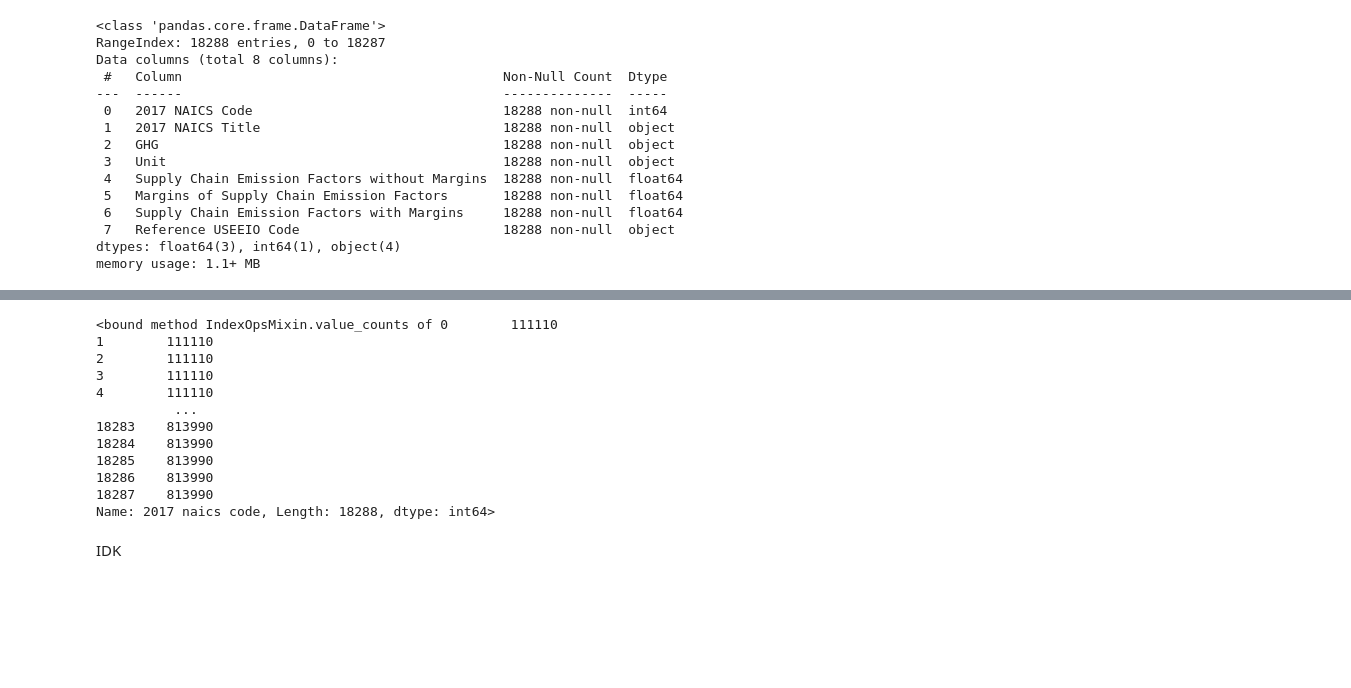
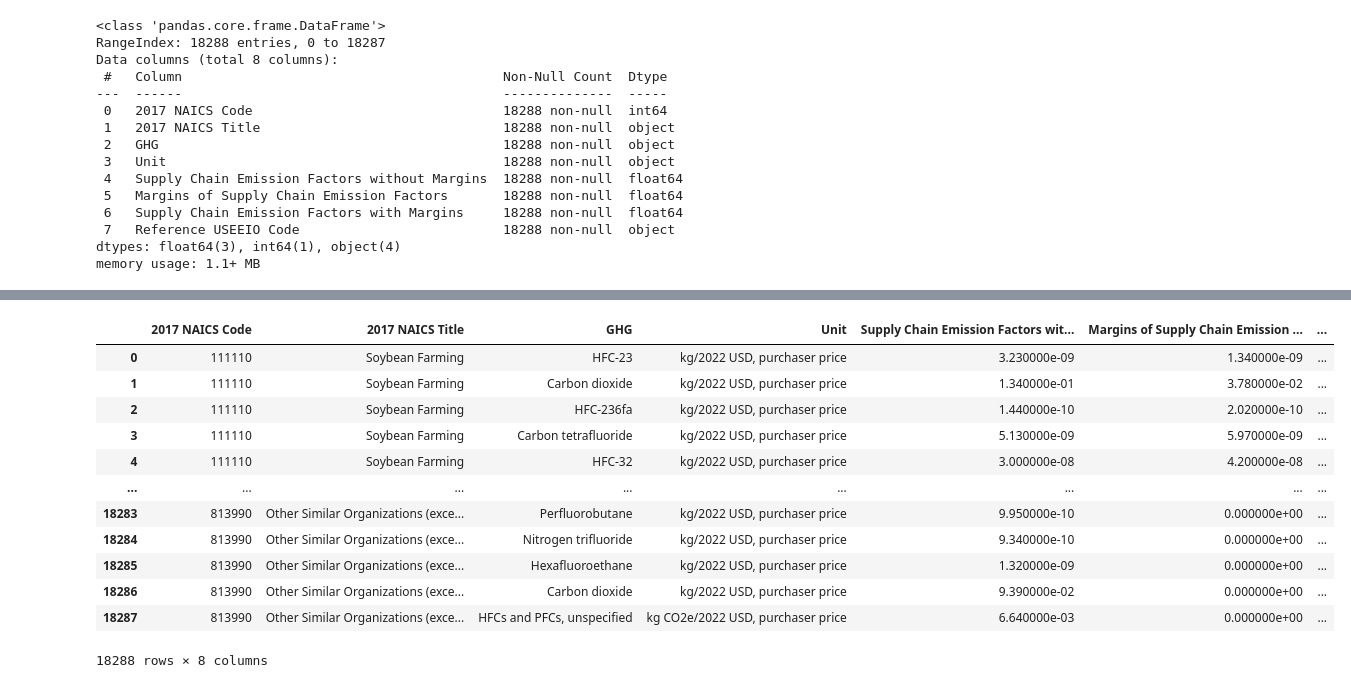
Before and after one commit to Kenneth-Hom/Kenneth_Carbon_Emissions, a Jupyter notebook: Carbon_Emission.ipynb, the cells around one changed output, grey strips where cells are left out. Cells and saved outputs as stored; diff of their text form; code cells hidden in the pictures; blank space fills up the shorter version.

```diff
--- a/Carbon_Emission.ipynb
+++ b/Carbon_Emission.ipynb
@@ -70,20 +93,19 @@ df.dropna(axis = 0, how='all', subset=None)
 | 18286 | 813990 | Other Similar Organizations (exce... | Carbon dioxide | kg/2022 USD, purchaser price | 9.390000e-02 | 0.000000e+00 | ... |
 | 18287 | 813990 | Other Similar Organizations (exce... | HFCs and PFCs, unspecified | kg CO2e/2022 USD, purchaser price | 6.640000e-03 | 0.000000e+00 | ... |
 18288 rows × 8 columns
-# %%
-df['2017 naics code'].value_counts
-# %% [output]
-<bound method IndexOpsMixin.value_counts of 0        111110
-1        111110
-2        111110
-3        111110
-4        111110
-          ...
-18283    813990
-18284    813990
-18285    813990
-18286    813990
-18287    813990
-Name: 2017 naics code, Length: 18288, dtype: int64>
-# %% [markdown]
-IDK
+# %%
+df.fillna(df.mean)
+# %% [output]
+|  | 2017 NAICS Code | 2017 NAICS Title | GHG | Unit | Supply Chain Emission Factors wit... | Margins of Supply Chain Emission ... | ... |
+| 0 | 111110 | Soybean Farming | HFC-23 | kg/2022 USD, purchaser price | 3.230000e-09 | 1.340000e-09 | ... |
+| 1 | 111110 | Soybean Farming | Carbon dioxide | kg/2022 USD, purchaser price | 1.340000e-01 | 3.780000e-02 | ... |
+| 2 | 111110 | Soybean Farming | HFC-236fa | kg/2022 USD, purchaser price | 1.440000e-10 | 2.020000e-10 | ... |
+| 3 | 111110 | Soybean Farming | Carbon tetrafluoride | kg/2022 USD, purchaser price | 5.130000e-09 | 5.970000e-09 | ... |
+| 4 | 111110 | Soybean Farming | HFC-32 | kg/2022 USD, purchaser price | 3.000000e-08 | 4.200000e-08 | ... |
+| ... | ... | ... | ... | ... | ... | ... | ... |
+| 18283 | 813990 | Other Similar Organizations (exce... | Perfluorobutane | kg/2022 USD, purchaser price | 9.950000e-10 | 0.000000e+00 | ... |
+| 18284 | 813990 | Other Similar Organizations (exce... | Nitrogen trifluoride | kg/2022 USD, purchaser price | 9.340000e-10 | 0.000000e+00 | ... |
+| 18285 | 813990 | Other Similar Organizations (exce... | Hexafluoroethane | kg/2022 USD, purchaser price | 1.320000e-09 | 0.000000e+00 | ... |
+| 18286 | 813990 | Other Similar Organizations (exce... | Carbon dioxide | kg/2022 USD, purchaser price | 9.390000e-02 | 0.000000e+00 | ... |
+| 18287 | 813990 | Other Similar Organizations (exce... | HFCs and PFCs, unspecified | kg CO2e/2022 USD, purchaser price | 6.640000e-03 | 0.000000e+00 | ... |
+18288 rows × 8 columns
```
Also changed, not shown: parts of 9 cells of this notebook.
